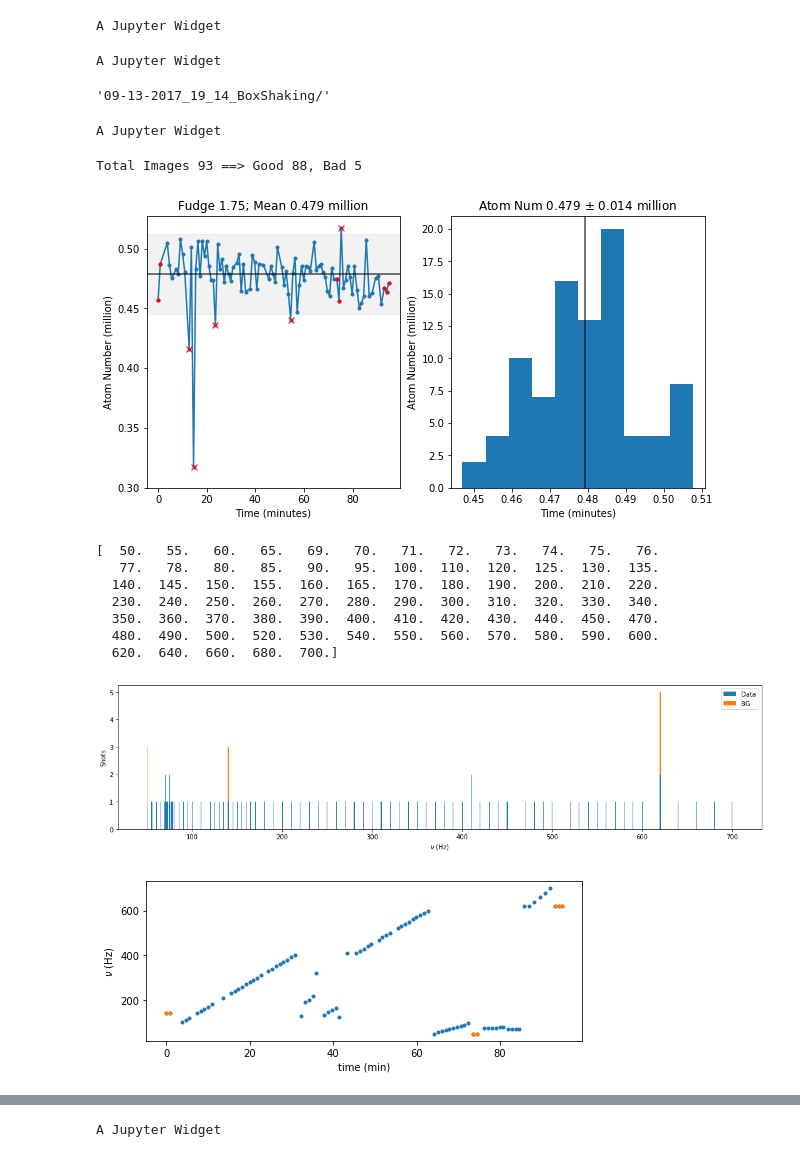
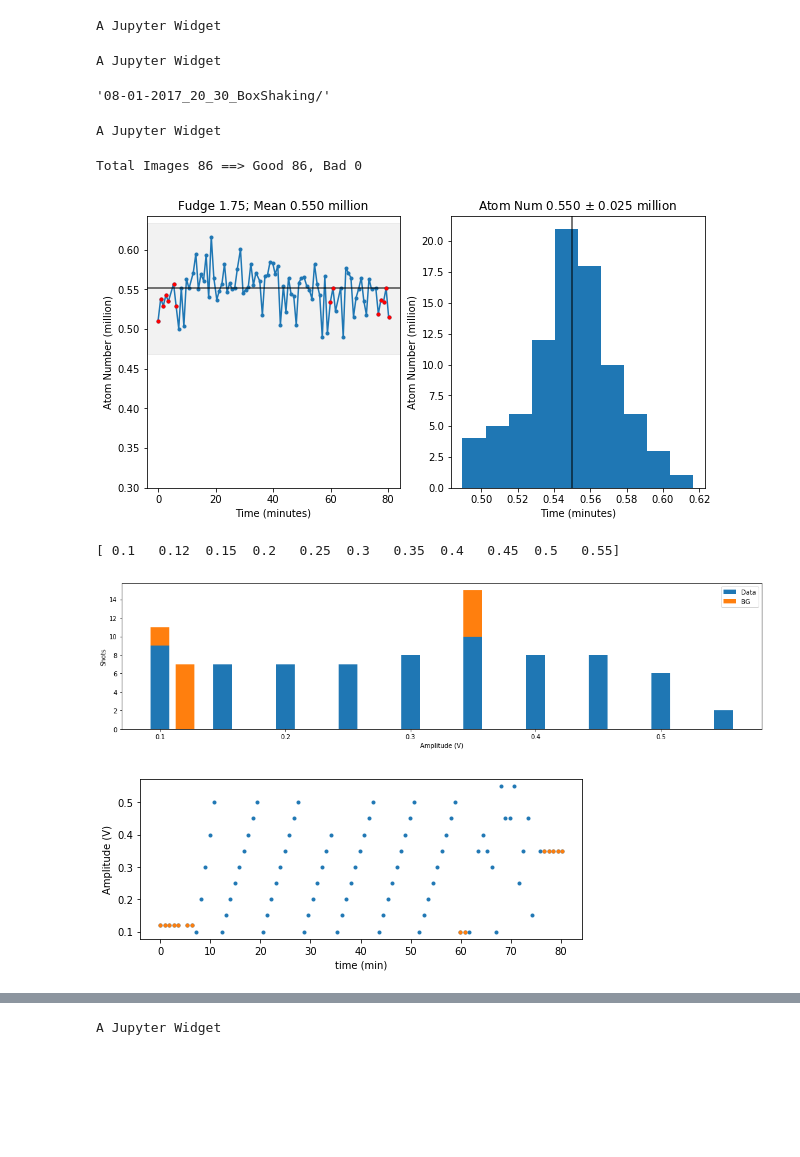
Before and after one commit to ranchop/QCalc, a Jupyter notebook: Box Shaking/Box Shaking Template - in progress.ipynb, the cells around one changed output, grey strips where cells are left out. Saved outputs shown, nothing was run; the diff lists cells and outputs as text; code cells hidden in the pictures; blank space fills up the shorter version.

```diff
--- a/Box Shaking/Box Shaking Template - in progress.ipynb
+++ b/Box Shaking/Box Shaking Template - in progress.ipynb
@@ -63,7 +63,7 @@ df_all = pd.DataFrame()
 # Relevant Parameters
 x_var_name = ['BoxShakeFreq', 'BoxShakeAmp', 'ShakingCycles']
 x_var_label = [r'$\nu$ (Hz)', 'Amplitude (V)', 'Cycles (#)']
-usei = 0
+usei = 1
 x_var_name, x_var_label = x_var_name[usei], x_var_label[usei]
 image_use = 'A'
 # %%
@@ -114,7 +114,7 @@ os.makedirs(os.path.join(folder_name, 'Samples'), exist_ok=True)
 suffix
 # %% [output]
 A Jupyter Widget
-'09-13-2017_19_14_BoxShaking/'
+'08-01-2017_20_30_BoxShaking/'
 # %%
 # Define backgrounds
 background_parameter = 'ShakingCycles'
@@ -123,15 +123,15 @@ df_all['bg'] = df_all[background_parameter] == background_value
 # %%
 # Atom Number Filter
 df_all['total_atoms'] = [im.total_atoms for im in tqdm(df_all.image)]
-ax = tp.atom_num_filter(df=df_all, keep=0.07, offset=0.0, display=True, plot=True)
+ax = tp.atom_num_filter(df=df_all, keep=0.15, offset=0.0, display=True, plot=True)
 ax[0].set(ylim=[0.3,None])
 ax[0].plot(df_all.loc[df_all['bg'], 'time'], df_all.loc[df_all['bg'], 'total_atoms']/1e6, 'r.')
 if savefig.value: plt.savefig(suffix + 'AtomNumbersScatter.pdf')
 df = df_all[df_all.use]
 # %% [output]
 A Jupyter Widget
-Total Images 93 ==> Good 88, Bad 5
+Total Images 86 ==> Good 86, Bad 0
-[figure, old version]
+[figure, new version]
 # %%
 # Dataset Explorer
 def dataset_counter(df, bg_param='bg', bg_value=True, x='x', plot=False, ax=None, xlabel='x'):
@@ -168,15 +168,9 @@ plt.ylabel(x_var_label)
 plt.tight_layout()
 if savefig.value: plt.savefig(suffix + 'DatasetCounter_vsTime.pdf')
 # %% [output]
-[  50.   55.   60.   65.   69.   70.   71.   72.   73.   74.   75.   76.
-   77.   78.   80.   85.   90.   95.  100.  110.  120.  125.  130.  135.
-  140.  145.  150.  155.  160.  165.  170.  180.  190.  200.  210.  220.
-  230.  240.  250.  260.  270.  280.  290.  300.  310.  320.  330.  340.
-  350.  360.  370.  380.  390.  400.  410.  420.  430.  440.  450.  470.
-  480.  490.  500.  520.  530.  540.  550.  560.  570.  580.  590.  600.
-  620.  640.  660.  680.  700.]
+[ 0.1   0.12  0.15  0.2   0.25  0.3   0.35  0.4   0.45  0.5   0.55]
-[figure, old version]
+[figure, new version]
-[figure, old version]
+[figure, new version]
 # %%
 # Box Length and Center
 df['nz_raw'] = [im.nz for im in tqdm(df.image)]
```
Also changed, not shown: parts of 32 cells of this notebook, 2 other files.
